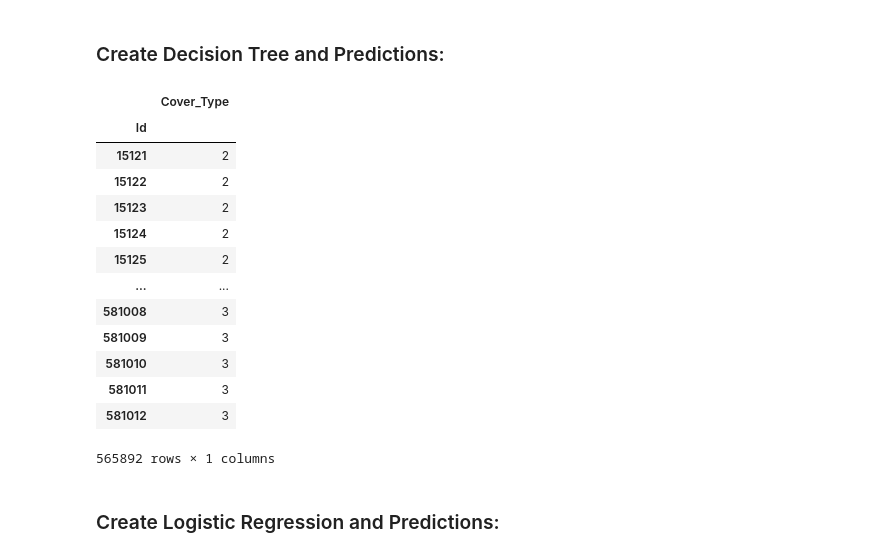
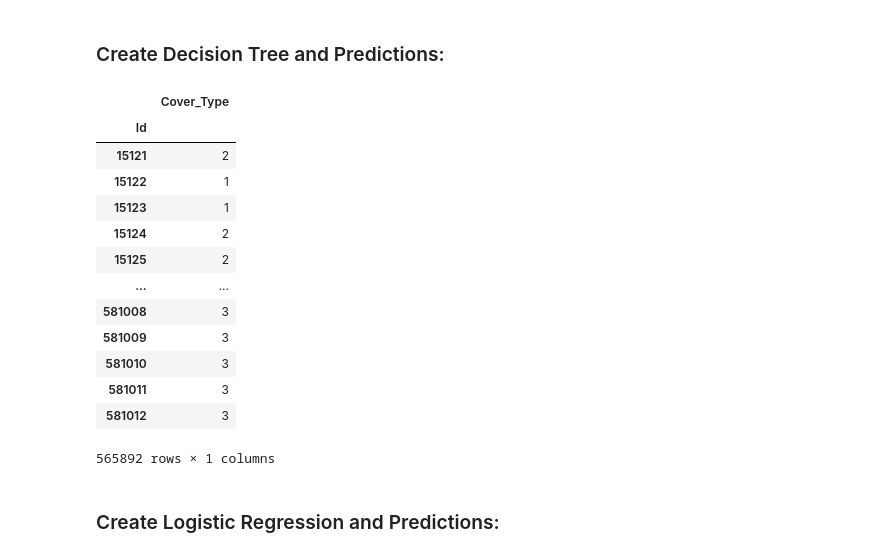
Before and after one commit to aidan-jackson-data/Forest-Cover-Type-Prediction, a Jupyter notebook: Models/Bagging Ensemble/BaggingEnsemble.ipynb, the cells around one changed output. Saved outputs shown, nothing was run; the diff lists cells and outputs as text; code cells hidden in the pictures.

Commit message:
Updated DT in the ensemble model

```diff
--- a/Models/Bagging Ensemble/BaggingEnsemble.ipynb
+++ b/Models/Bagging Ensemble/BaggingEnsemble.ipynb
@@ -130,25 +131,23 @@ nb_predictions_df
 # %% [markdown]
 ### Create Decision Tree and Predictions:
 # %%
-# create model
-dt_model = tree.DecisionTreeClassifier(max_depth=25, random_state=0)
+dt_model = ExtraTreesClassifier(random_state=0, n_estimators = 1000)
 
-# fit to training data
-dt_model.fit(train_boot_data, train_labels_boot_data)
+dt_model.fit(train_df, train_labels_df)
 
-# supply the test_df to dt_model and create predictions
 dt_predictions = dt_model.predict(test_df)
 
-# converts predictions from np array to pd dataframe
-dt_predictions_df = pd.DataFrame(data = dt_predictions, index = test_data.loc[:, "Id"], columns = ["Cover_Type"])
+dt_predictions_df = pd.DataFrame(data = dt_predictions,
+                                 index = test_data.loc[:, "Id"],
+                                 columns = ["Cover_Type"])
 
 dt_predictions_df
 # %% [output]
 |  | Cover_Type |
 | Id |  |
 | 15121 | 2 |
-| 15122 | 2 |
-| 15123 | 2 |
+| 15122 | 1 |
+| 15123 | 1 |
 | 15124 | 2 |
 | 15125 | 2 |
 | ... | ... |
```
Also changed, not shown: parts of 4 cells of this notebook, 5 other files.
